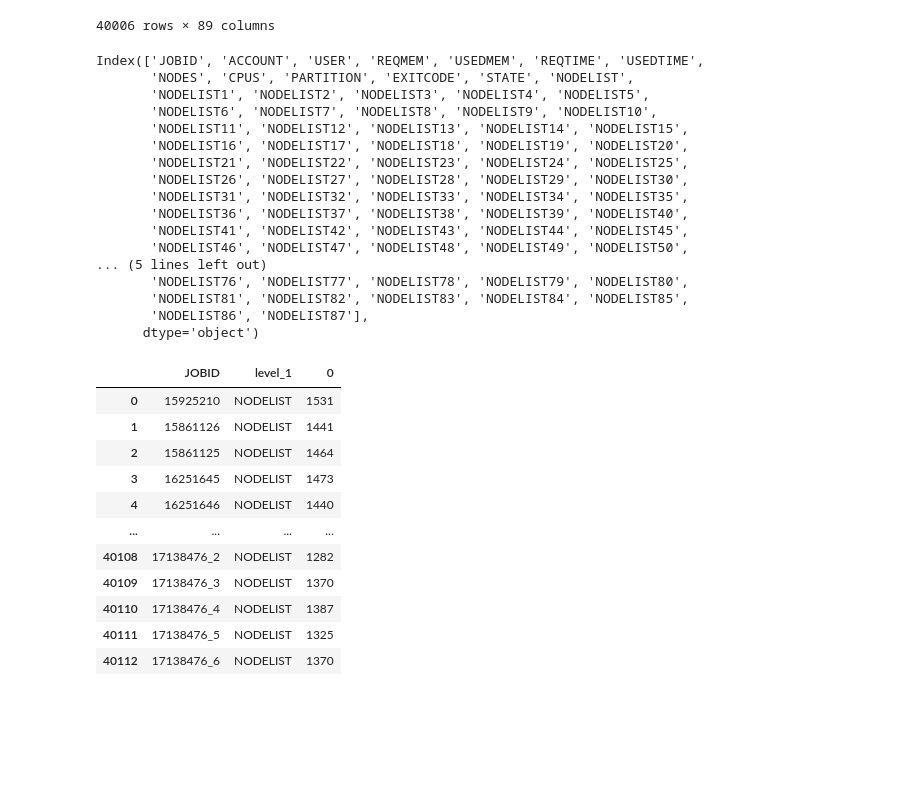
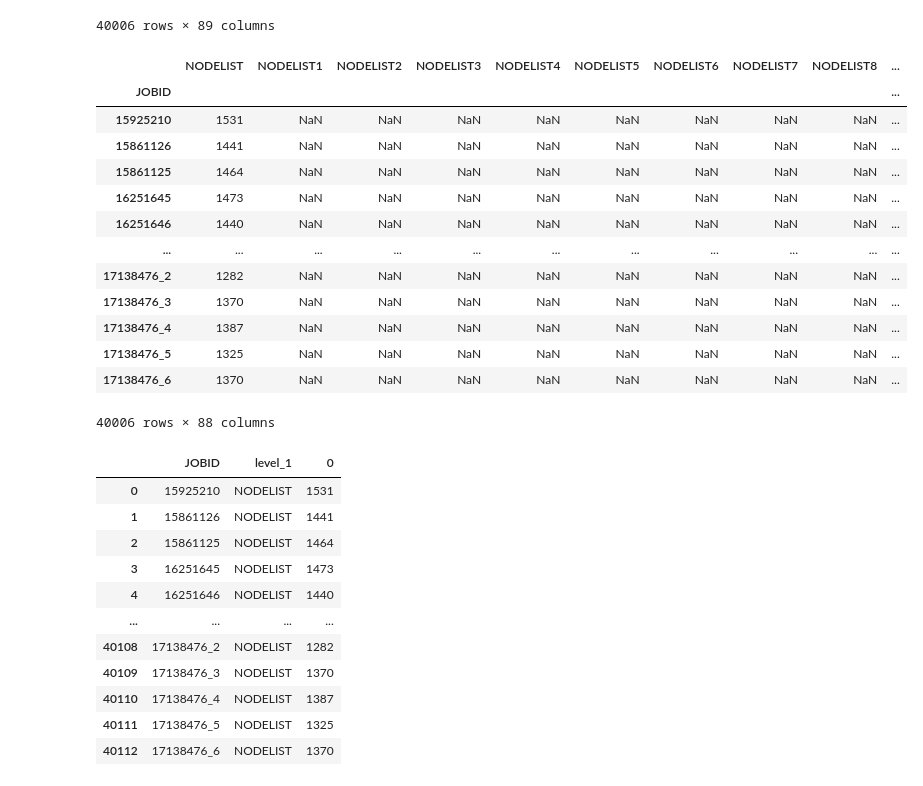
Before and after one commit to nss-data-science-cohort-4/dq2-accre-very-success, a Jupyter notebook: Notebook/Alvin Branch 1 (9-29-29).ipynb, the cells around one changed output. Saved outputs shown, nothing was run; the diff lists cells and outputs as text; code cells hidden in the pictures; blank space fills up the shorter version.

```diff
--- a/Notebook/Alvin Branch 1 (9-29-29).ipynb
+++ b/Notebook/Alvin Branch 1 (9-29-29).ipynb
@@ -120,23 +126,3 @@ accres_prod
 | 49998 | 17138476_5 | 1325 | NaN | NaN | NaN | NaN | NaN | NaN | NaN | ... |
 | 49999 | 17138476_6 | 1370 | NaN | NaN | NaN | NaN | NaN | NaN | NaN | ... |
 40006 rows × 89 columns
-# %%
-accres.columns
-# %% [output]
-Index(['JOBID', 'ACCOUNT', 'USER', 'REQMEM', 'USEDMEM', 'REQTIME', 'USEDTIME',
-       'NODES', 'CPUS', 'PARTITION', 'EXITCODE', 'STATE', 'NODELIST',
-       'NODELIST1', 'NODELIST2', 'NODELIST3', 'NODELIST4', 'NODELIST5',
-       'NODELIST6', 'NODELIST7', 'NODELIST8', 'NODELIST9', 'NODELIST10',
-       'NODELIST11', 'NODELIST12', 'NODELIST13', 'NODELIST14', 'NODELIST15',
-       'NODELIST16', 'NODELIST17', 'NODELIST18', 'NODELIST19', 'NODELIST20',
-       'NODELIST21', 'NODELIST22', 'NODELIST23', 'NODELIST24', 'NODELIST25',
-       'NODELIST26', 'NODELIST27', 'NODELIST28', 'NODELIST29', 'NODELIST30',
-       'NODELIST31', 'NODELIST32', 'NODELIST33', 'NODELIST34', 'NODELIST35',
-       'NODELIST36', 'NODELIST37', 'NODELIST38', 'NODELIST39', 'NODELIST40',
-       'NODELIST41', 'NODELIST42', 'NODELIST43', 'NODELIST44', 'NODELIST45',
-       'NODELIST46', 'NODELIST47', 'NODELIST48', 'NODELIST49', 'NODELIST50',
-... (5 lines left out)
-       'NODELIST76', 'NODELIST77', 'NODELIST78', 'NODELIST79', 'NODELIST80',
-       'NODELIST81', 'NODELIST82', 'NODELIST83', 'NODELIST84', 'NODELIST85',
-       'NODELIST86', 'NODELIST87'],
-      dtype='object')
@@ -147,0 +129,19 @@ accres_stacked = accres_reindex.stack()
+# %%
+#convert jobid to be the index
+accres_reindex = accres_prod.set_index('JOBID')
+accres_reindex
+# %% [output]
+|  | NODELIST | NODELIST1 | NODELIST2 | NODELIST3 | NODELIST4 | NODELIST5 | NODELIST6 | NODELIST7 | NODELIST8 | ... |
+| JOBID |  |  |  |  |  |  |  |  |  | ... |
+| 15925210 | 1531 | NaN | NaN | NaN | NaN | NaN | NaN | NaN | NaN | ... |
+| 15861126 | 1441 | NaN | NaN | NaN | NaN | NaN | NaN | NaN | NaN | ... |
+| 15861125 | 1464 | NaN | NaN | NaN | NaN | NaN | NaN | NaN | NaN | ... |
+| 16251645 | 1473 | NaN | NaN | NaN | NaN | NaN | NaN | NaN | NaN | ... |
+| 16251646 | 1440 | NaN | NaN | NaN | NaN | NaN | NaN | NaN | NaN | ... |
+| ... | ... | ... | ... | ... | ... | ... | ... | ... | ... | ... |
+| 17138476_2 | 1282 | NaN | NaN | NaN | NaN | NaN | NaN | NaN | NaN | ... |
+| 17138476_3 | 1370 | NaN | NaN | NaN | NaN | NaN | NaN | NaN | NaN | ... |
+| 17138476_4 | 1387 | NaN | NaN | NaN | NaN | NaN | NaN | NaN | NaN | ... |
+| 17138476_5 | 1325 | NaN | NaN | NaN | NaN | NaN | NaN | NaN | NaN | ... |
+| 17138476_6 | 1370 | NaN | NaN | NaN | NaN | NaN | NaN | NaN | NaN | ... |
+40006 rows × 88 columns
```
Also changed, not shown: parts of 51 cells of this notebook.
